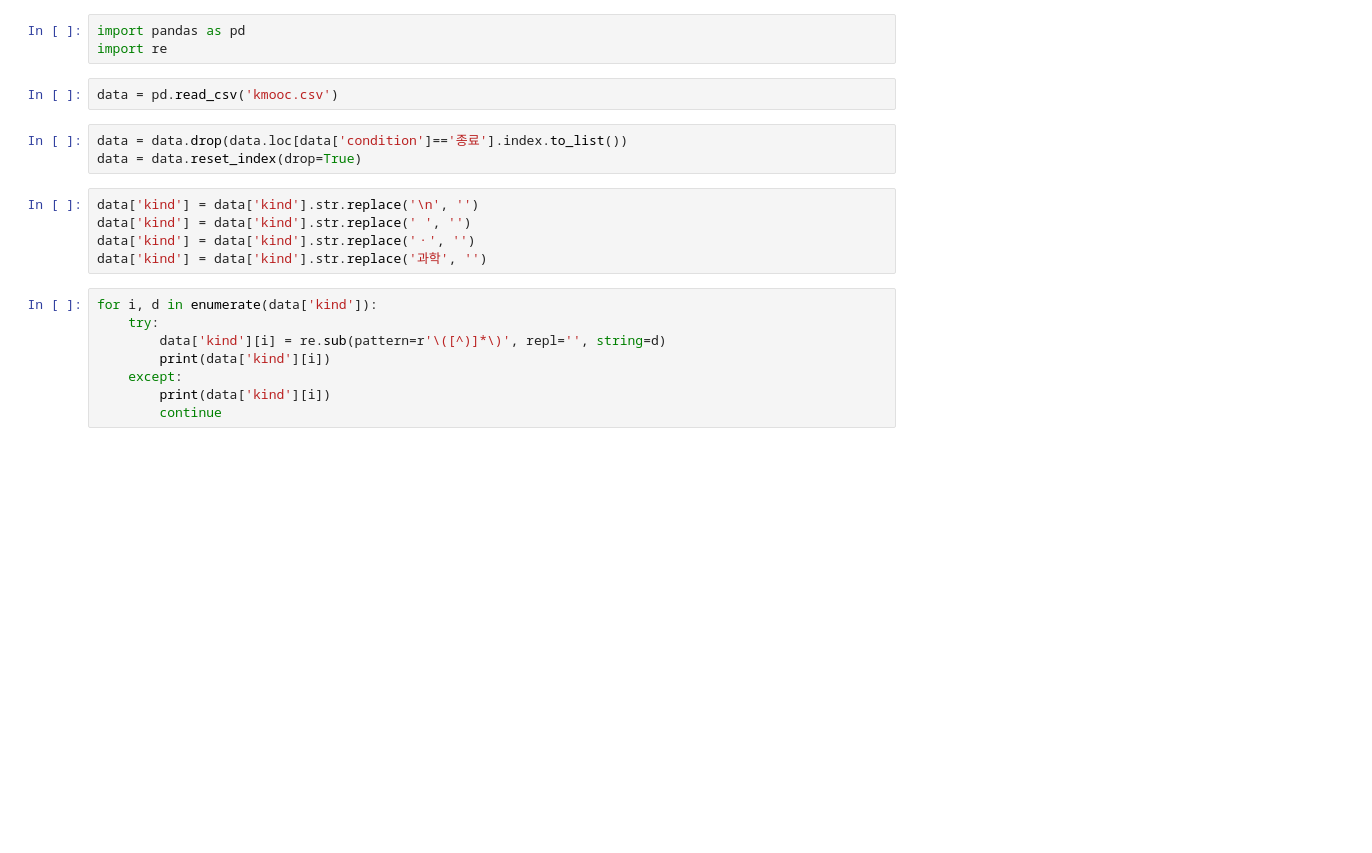
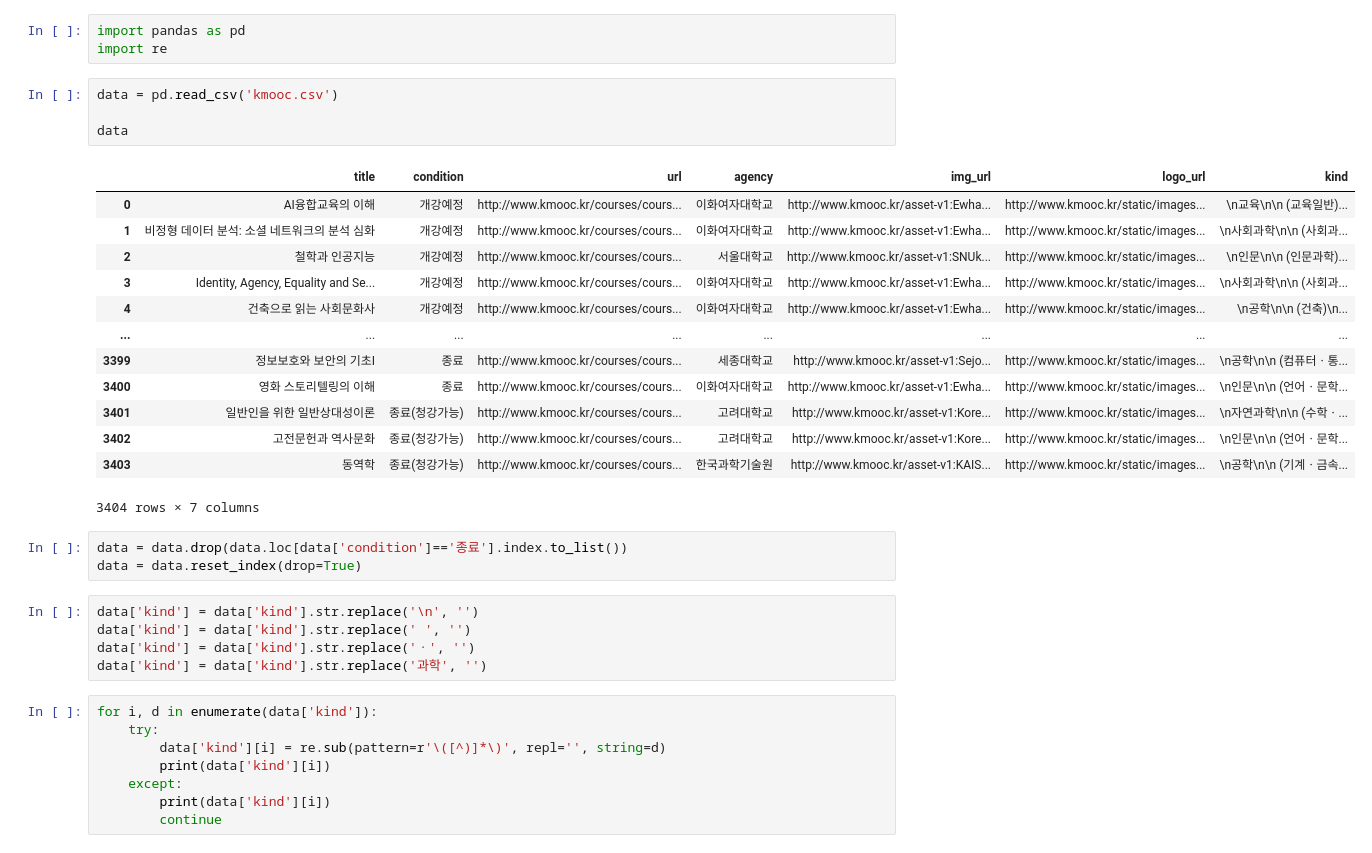
Before and after one commit to Seogang-LobbyDobby/lobbydobby-ai_searching, a Jupyter notebook: dataPreprocessing/kmooc_data_analysis.ipynb, the cells around one changed output. Saved outputs shown, nothing was run; the diff lists cells and outputs as text; blank space fills up the shorter version.

Commit message:
data_update

```diff
--- a/dataPreprocessing/kmooc_data_analysis.ipynb
+++ b/dataPreprocessing/kmooc_data_analysis.ipynb
@@ -3,6 +3,22 @@ import pandas as pd
 import re
 # %%
 data = pd.read_csv('kmooc.csv')
+
+data
+# %% [output]
+|  | title | condition | url | agency | img_url | logo_url | kind |
+| 0 | AI융합교육의 이해 | 개강예정 | http://www.kmooc.kr/courses/cours... | 이화여자대학교 | http://www.kmooc.kr/asset-v1:Ewha... | http://www.kmooc.kr/static/images... | \n교육\n\n (교육일반)... |
+| 1 | 비정형 데이터 분석: 소셜 네트워크의 분석 심화 | 개강예정 | http://www.kmooc.kr/courses/cours... | 이화여자대학교 | http://www.kmooc.kr/asset-v1:Ewha... | http://www.kmooc.kr/static/images... | \n사회과학\n\n (사회과... |
+| 2 | 철학과 인공지능 | 개강예정 | http://www.kmooc.kr/courses/cours... | 서울대학교 | http://www.kmooc.kr/asset-v1:SNUk... | http://www.kmooc.kr/static/images... | \n인문\n\n (인문과학)... |
+| 3 | Identity, Agency, Equality and Se... | 개강예정 | http://www.kmooc.kr/courses/cours... | 이화여자대학교 | http://www.kmooc.kr/asset-v1:Ewha... | http://www.kmooc.kr/static/images... | \n사회과학\n\n (사회과... |
+| 4 | 건축으로 읽는 사회문화사 | 개강예정 | http://www.kmooc.kr/courses/cours... | 이화여자대학교 | http://www.kmooc.kr/asset-v1:Ewha... | http://www.kmooc.kr/static/images... | \n공학\n\n (건축)\n... |
+| ... | ... | ... | ... | ... | ... | ... | ... |
+| 3399 | 정보보호와 보안의 기초Ⅰ | 종료 | http://www.kmooc.kr/courses/cours... | 세종대학교 | http://www.kmooc.kr/asset-v1:Sejo... | http://www.kmooc.kr/static/images... | \n공학\n\n (컴퓨터ㆍ통... |
+| 3400 | 영화 스토리텔링의 이해 | 종료 | http://www.kmooc.kr/courses/cours... | 이화여자대학교 | http://www.kmooc.kr/asset-v1:Ewha... | http://www.kmooc.kr/static/images... | \n인문\n\n (언어ㆍ문학... |
+| 3401 | 일반인을 위한 일반상대성이론 | 종료(청강가능) | http://www.kmooc.kr/courses/cours... | 고려대학교 | http://www.kmooc.kr/asset-v1:Kore... | http://www.kmooc.kr/static/images... | \n자연과학\n\n (수학ㆍ... |
+| 3402 | 고전문헌과 역사문화 | 종료(청강가능) | http://www.kmooc.kr/courses/cours... | 고려대학교 | http://www.kmooc.kr/asset-v1:Kore... | http://www.kmooc.kr/static/images... | \n인문\n\n (언어ㆍ문학... |
+| 3403 | 동역학 | 종료(청강가능) | http://www.kmooc.kr/courses/cours... | 한국과학기술원 | http://www.kmooc.kr/asset-v1:KAIS... | http://www.kmooc.kr/static/images... | \n공학\n\n (기계ㆍ금속... |
+3404 rows × 7 columns
 # %%
 data = data.drop(data.loc[data['condition']=='종료'].index.to_list())
 data = data.reset_index(drop=True)
```
Also changed, not shown: parts of 9 cells of this notebook, 2 other files.
